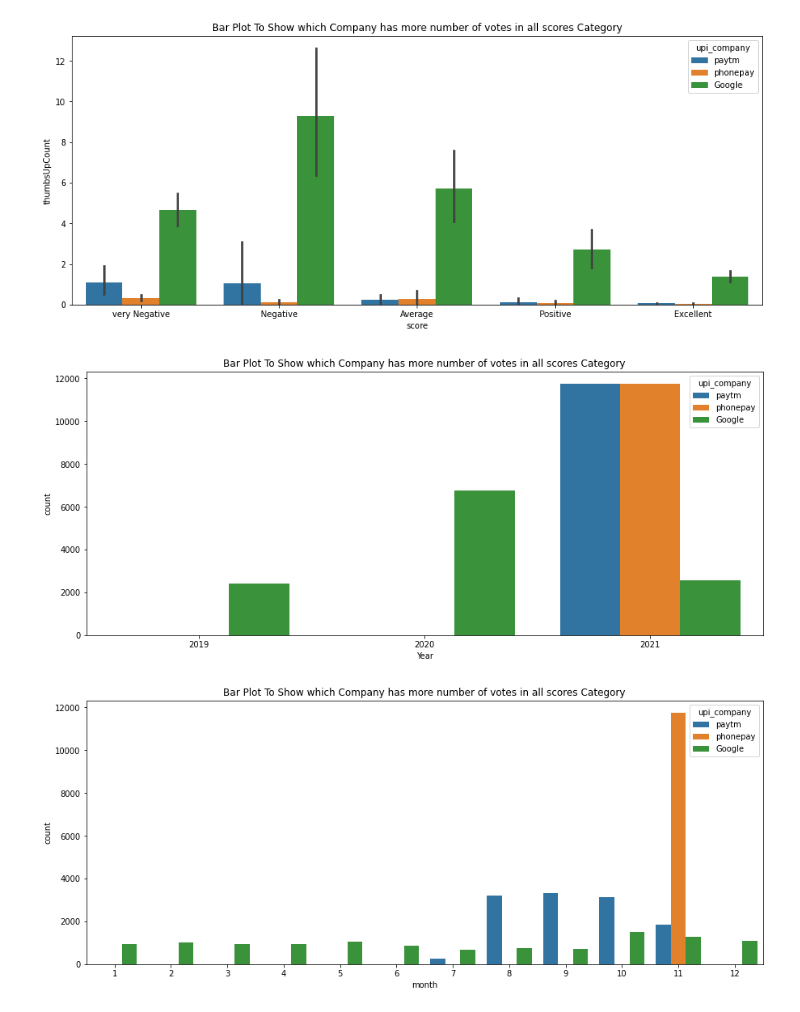
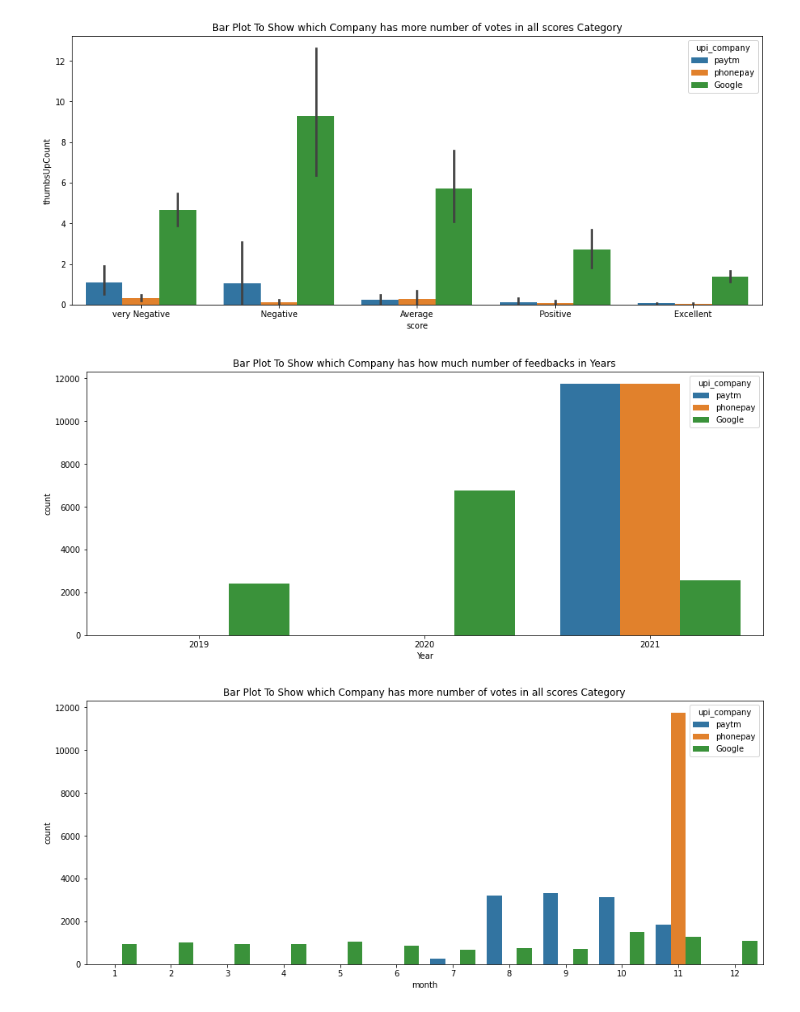
Before and after one commit to everydaycodings/Data-Science-End-To-End-Notebook-Project, a Jupyter notebook: UPI_Payment_Apps_review.ipynb, the cells around one changed output. Saved outputs shown, nothing was run; the diff lists cells and outputs as text; code cells hidden in the pictures.

```diff
--- a/UPI_Payment_Apps_review.ipynb
+++ b/UPI_Payment_Apps_review.ipynb
@@ -338,10 +338,10 @@ plt.show()
 # %%
 plt.figure(figsize=(15,6))
 sns.countplot(data=data, x="Year", hue="upi_company")
-plt.title('Bar Plot To Show which Company has more number of votes in all scores Category')
+plt.title('Bar Plot To Show which Company has how much number of feedbacks in Years')
 plt.show()
 # %% [output]
-[figure, old version]
+[figure, new version]
 # %%
 plt.figure(figsize=(15,6))
 sns.countplot(data=data, x="month", hue="upi_company")
```
Also changed, not shown: parts of 1 cell of this notebook.
